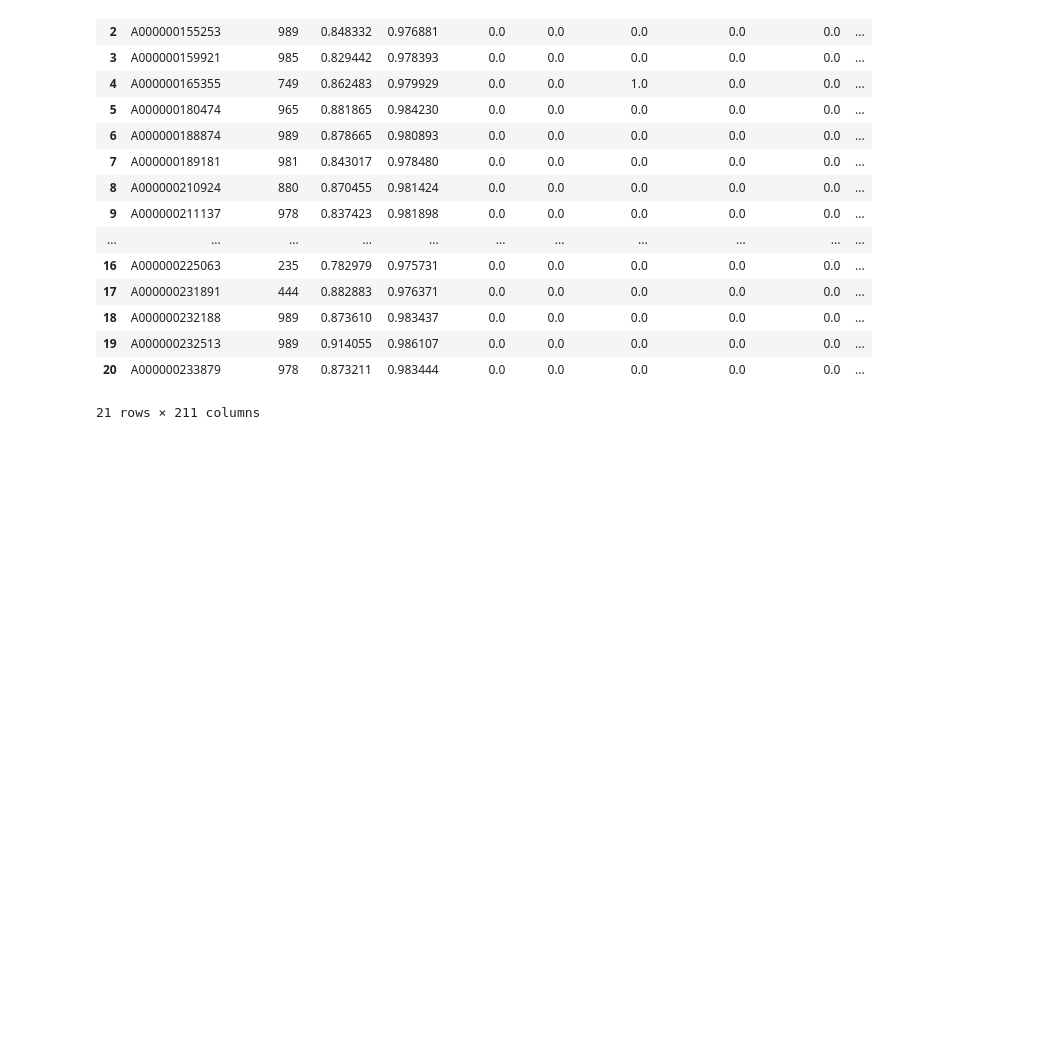
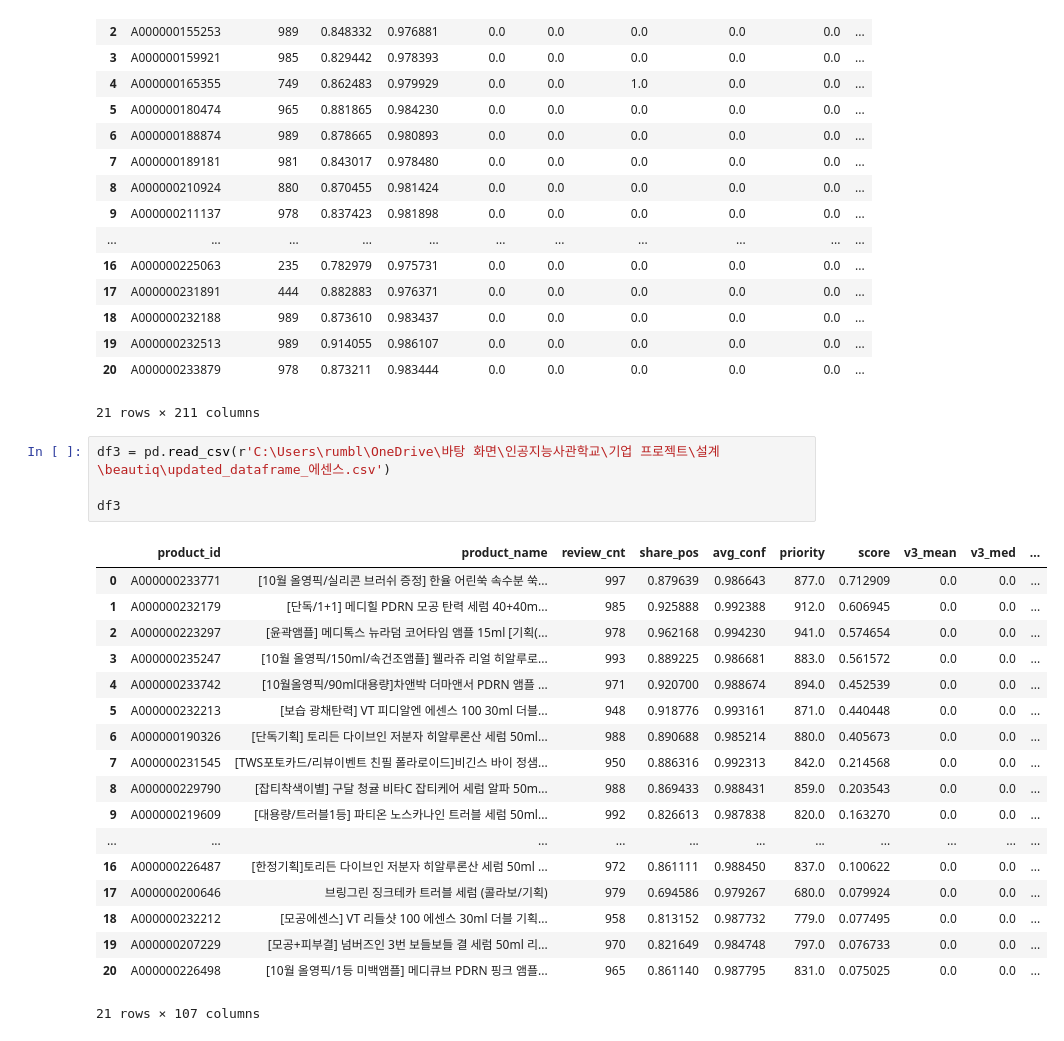
Before and after one commit to gjaischool43/BEAUTIQ, a Jupyter notebook: 123.ipynb, the cells around one changed output. Cells and saved outputs as stored; diff of their text form; blank space fills up the shorter version.

```diff
--- a/123.ipynb
+++ b/123.ipynb
@@ -23,3 +23,26 @@ df
 | 19 | A000000232513 | 989 | 0.914055 | 0.986107 | 0.0 | 0.0 | 0.0 | 0.0 | 0.0 | ... |
 | 20 | A000000233879 | 978 | 0.873211 | 0.983444 | 0.0 | 0.0 | 0.0 | 0.0 | 0.0 | ... |
 21 rows × 211 columns
+# %%
+df3 = pd.read_csv(r'C:\Users\rumbl\OneDrive\바탕 화면\인공지능사관학교\기업 프로젝트\설계\beautiq\updated_dataframe_에센스.csv')
+
+df3
+# %% [output]
+|  | product_id | product_name | review_cnt | share_pos | avg_conf | priority | score | v3_mean | v3_med | ... |
+| 0 | A000000233771 | [10월 올영픽/실리콘 브러쉬 증정] 한율 어린쑥 속수분 쑥... | 997 | 0.879639 | 0.986643 | 877.0 | 0.712909 | 0.0 | 0.0 | ... |
+| 1 | A000000232179 | [단독/1+1] 메디힐 PDRN 모공 탄력 세럼 40+40m... | 985 | 0.925888 | 0.992388 | 912.0 | 0.606945 | 0.0 | 0.0 | ... |
+| 2 | A000000223297 | [윤곽앰플] 메디톡스 뉴라덤 코어타임 앰플 15ml [기획(... | 978 | 0.962168 | 0.994230 | 941.0 | 0.574654 | 0.0 | 0.0 | ... |
+| 3 | A000000235247 | [10월 올영픽/150ml/속건조앰플] 웰라쥬 리얼 히알루로... | 993 | 0.889225 | 0.986681 | 883.0 | 0.561572 | 0.0 | 0.0 | ... |
+| 4 | A000000233742 | [10월올영픽/90ml대용량]차앤박 더마앤서 PDRN 앰플 ... | 971 | 0.920700 | 0.988674 | 894.0 | 0.452539 | 0.0 | 0.0 | ... |
+| 5 | A000000232213 | [보습 광채탄력] VT 피디알엔 에센스 100 30ml 더블... | 948 | 0.918776 | 0.993161 | 871.0 | 0.440448 | 0.0 | 0.0 | ... |
+| 6 | A000000190326 | [단독기획] 토리든 다이브인 저분자 히알루론산 세럼 50ml... | 988 | 0.890688 | 0.985214 | 880.0 | 0.405673 | 0.0 | 0.0 | ... |
+| 7 | A000000231545 | [TWS포토카드/리뷰이벤트 친필 폴라로이드]비긴스 바이 정샘... | 950 | 0.886316 | 0.992313 | 842.0 | 0.214568 | 0.0 | 0.0 | ... |
+| 8 | A000000229790 | [잡티착색이별] 구달 청귤 비타C 잡티케어 세럼 알파 50m... | 988 | 0.869433 | 0.988431 | 859.0 | 0.203543 | 0.0 | 0.0 | ... |
+| 9 | A000000219609 | [대용량/트러블1등] 파티온 노스카나인 트러블 세럼 50ml... | 992 | 0.826613 | 0.987838 | 820.0 | 0.163270 | 0.0 | 0.0 | ... |
+| ... | ... | ... | ... | ... | ... | ... | ... | ... | ... | ... |
+| 16 | A000000226487 | [한정기획]토리든 다이브인 저분자 히알루론산 세럼 50ml ... | 972 | 0.861111 | 0.988450 | 837.0 | 0.100622 | 0.0 | 0.0 | ... |
+| 17 | A000000200646 | 브링그린 징크테카 트러블 세럼 (콜라보/기획) | 979 | 0.694586 | 0.979267 | 680.0 | 0.079924 | 0.0 | 0.0 | ... |
+| 18 | A000000232212 | [모공에센스] VT 리들샷 100 에센스 30ml 더블 기획... | 958 | 0.813152 | 0.987732 | 779.0 | 0.077495 | 0.0 | 0.0 | ... |
+| 19 | A000000207229 | [모공+피부결] 넘버즈인 3번 보들보들 결 세럼 50ml 리... | 970 | 0.821649 | 0.984748 | 797.0 | 0.076733 | 0.0 | 0.0 | ... |
+| 20 | A000000226498 | [10월 올영픽/1등 미백앰플] 메디큐브 PDRN 핑크 앰플... | 965 | 0.861140 | 0.987795 | 831.0 | 0.075025 | 0.0 | 0.0 | ... |
+21 rows × 107 columns
```
Also changed, not shown: parts of 1 cell of this notebook, 12 other files.
